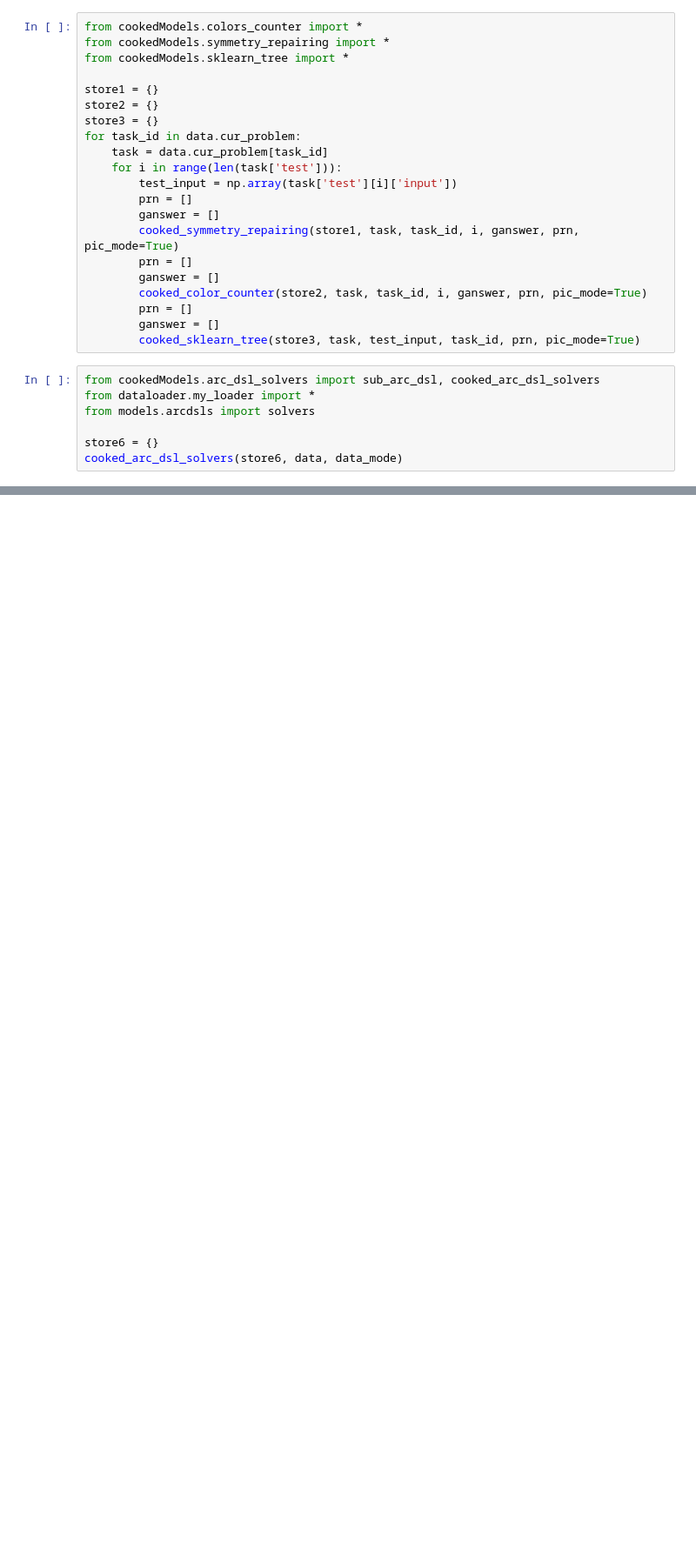
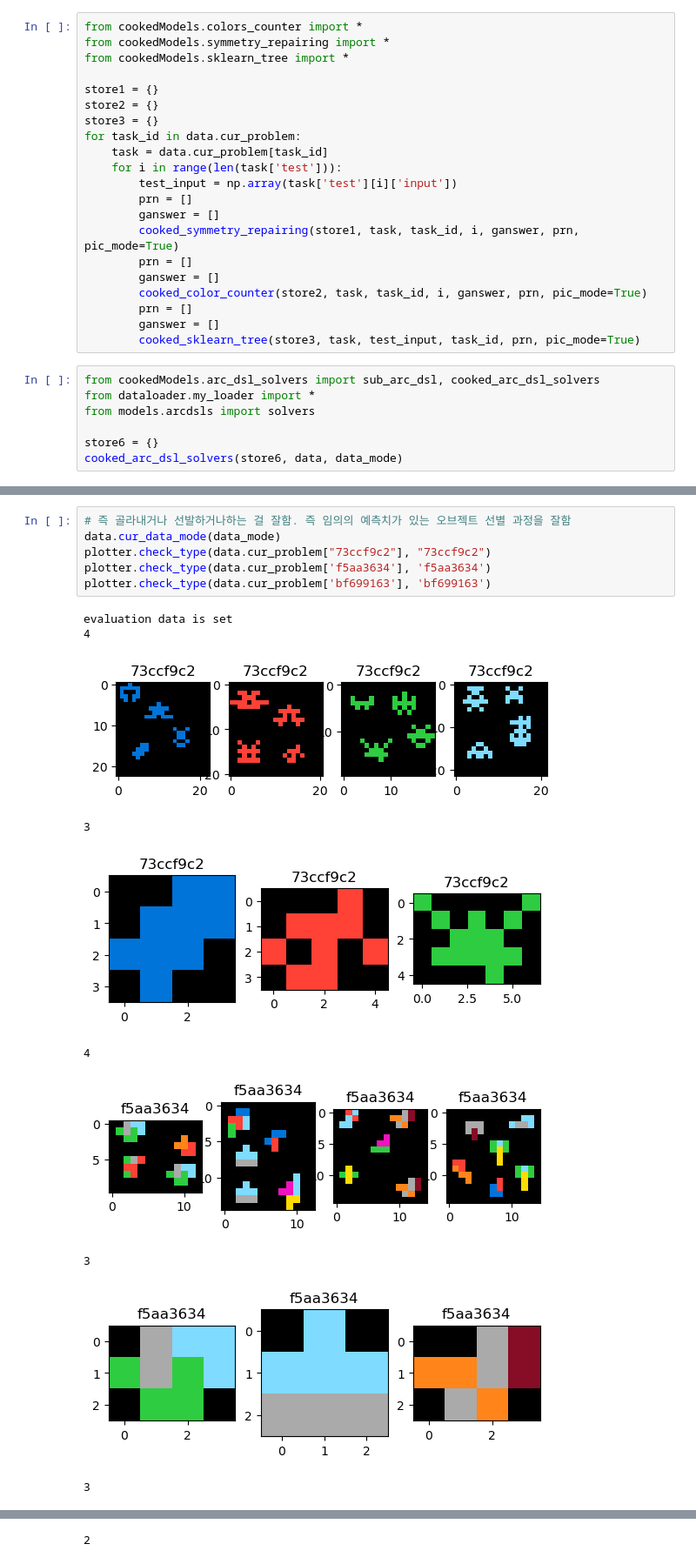
Before and after one commit to omnyx2/arc-enssamble, a Jupyter notebook: main.ipynb, the cells around one changed output, grey strips where cells are left out. Shown at 87% size. Cells and saved outputs as stored; diff of their text form; blank space fills up the shorter version.

```diff
--- a/main.ipynb
+++ b/main.ipynb
@@ -371,0 +433,17 @@ translate_submission('/kaggle/working/old_submission.csv')
+# %%
+# 즉 골라내거나 선발하거나하는 걸 잘함. 즉 임의의 예측치가 있는 오브젝트 선별 과정을 잘함
+data.cur_data_mode(data_mode)
+plotter.check_type(data.cur_problem["73ccf9c2"], "73ccf9c2")
+plotter.check_type(data.cur_problem['f5aa3634'], 'f5aa3634')
+plotter.check_type(data.cur_problem['bf699163'], 'bf699163')
+# %% [output]
+evaluation data is set
+4
+[figure, added]
+3
+[figure, added]
+4
+[figure, added]
+3
+[figure, added]
+3
@@ -371,0 +451 @@ translate_submission('/kaggle/working/old_submission.csv')
+2
```
Also changed, not shown: parts of 16 cells of this notebook.
